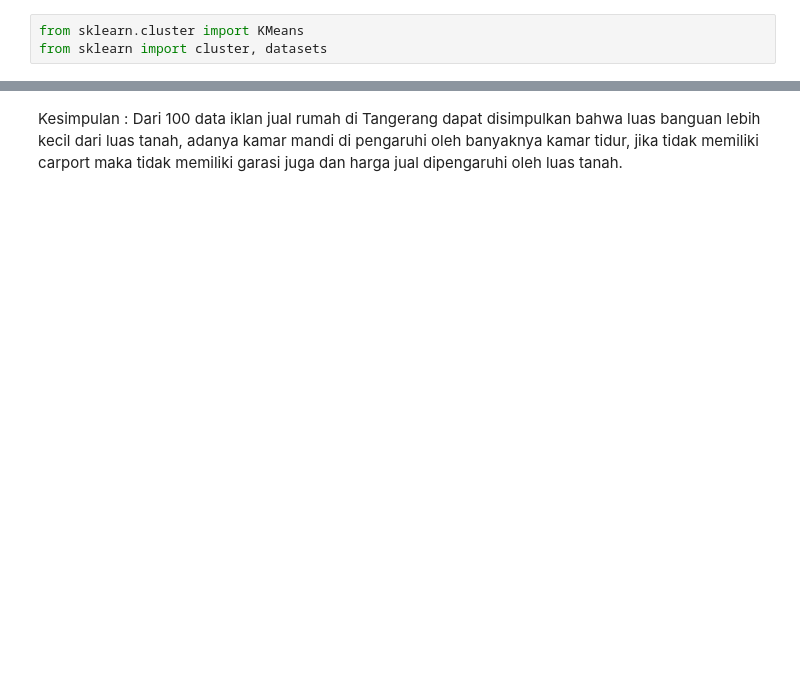
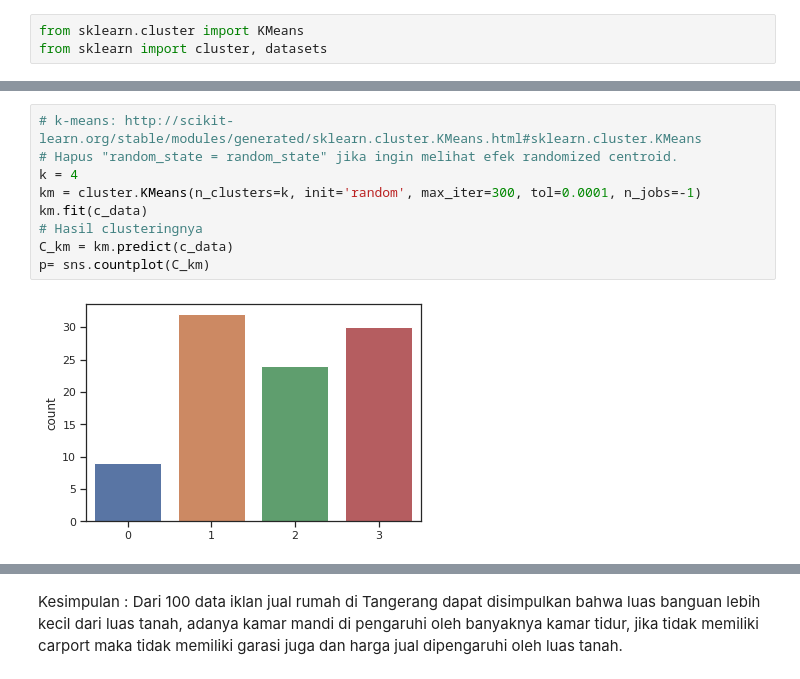
Before and after one commit to DataMiningKelompok3/Tugas-Jual-Rumah, a Jupyter notebook: Tugas_Data_Mining_Jual_Rumah.ipynb, the cells around one changed output, grey strips where cells are left out. Drawn from its saved outputs; the diff is of its cells as text; blank space fills up the shorter version.

```diff
--- a/Tugas_Data_Mining_Jual_Rumah.ipynb
+++ b/Tugas_Data_Mining_Jual_Rumah.ipynb
@@ -774 +777,12 @@ plt.title('Elbow curve')
+# %%
+# k-means: http://scikit-learn.org/stable/modules/generated/sklearn.cluster.KMeans.html#sklearn.cluster.KMeans
+# Hapus "random_state = random_state" jika ingin melihat efek randomized centroid.
+k = 4
+km = cluster.KMeans(n_clusters=k, init='random', max_iter=300, tol=0.0001, n_jobs=-1)
+km.fit(c_data)
+# Hasil clusteringnya
+C_km = km.predict(c_data)
+p= sns.countplot(C_km)
+# %% [output]
+[figure, added]
 # %%
```
Also changed, not shown: parts of 24 cells of this notebook.
